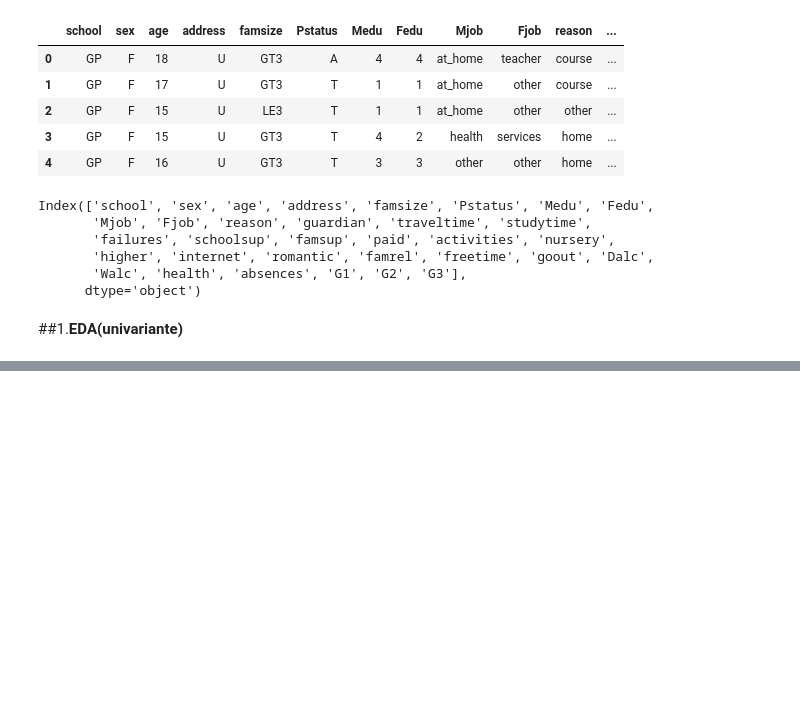
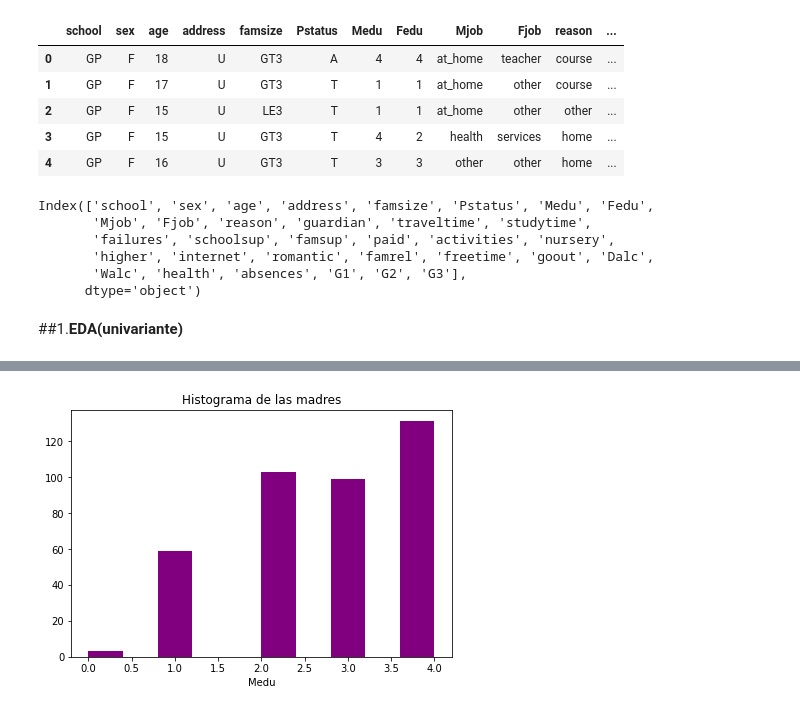
Before and after one commit to jotagectti/Data-Mining-Machine-Learning-y-Deep-Learning, a Jupyter notebook: Resolución_ejercicio_I.ipynb, the cells around one changed output, grey strips where cells are left out. Saved outputs shown, nothing was run; the diff lists cells and outputs as text; code cells hidden in the pictures; blank space fills up the shorter version.

```diff
--- a/Resolución_ejercicio_I.ipynb
+++ b/Resolución_ejercicio_I.ipynb
@@ -53,0 +175,13 @@ plt.show()
+# %%
+#ncoding numerico de las variables
+obj_df = dataset_mat.select_dtypes(include=['object']).copy()
+#print(obj_df)
+#
+
+from sklearn.preprocessing import LabelEncoder
+lb_encoder =  LabelEncoder()
+
+for col in obj_df.columns:
+  dataset_mat[col]=lb_encoder.fit_transform(dataset_mat[col])
+
+dataset_mat.head()
@@ -53,0 +216,14 @@ plt.show()
+# %%
+# Histogramas
+# tamano de representaciones
+#f, ax = plt.figure(figsize(15,10))
+plt.figure(figsize=(15,10))
+# Histograma educacion de madres
+plt.subplot(2,2,1)
+plt.hist(dataset_mat['Medu'], color='purple')
+plt.title("Histograma de las madres")
+plt.xlabel("Medu")
+
+plt.show()
+# %% [output]
+[figure, added]
```
Also changed, not shown: parts of 8 cells of this notebook.
